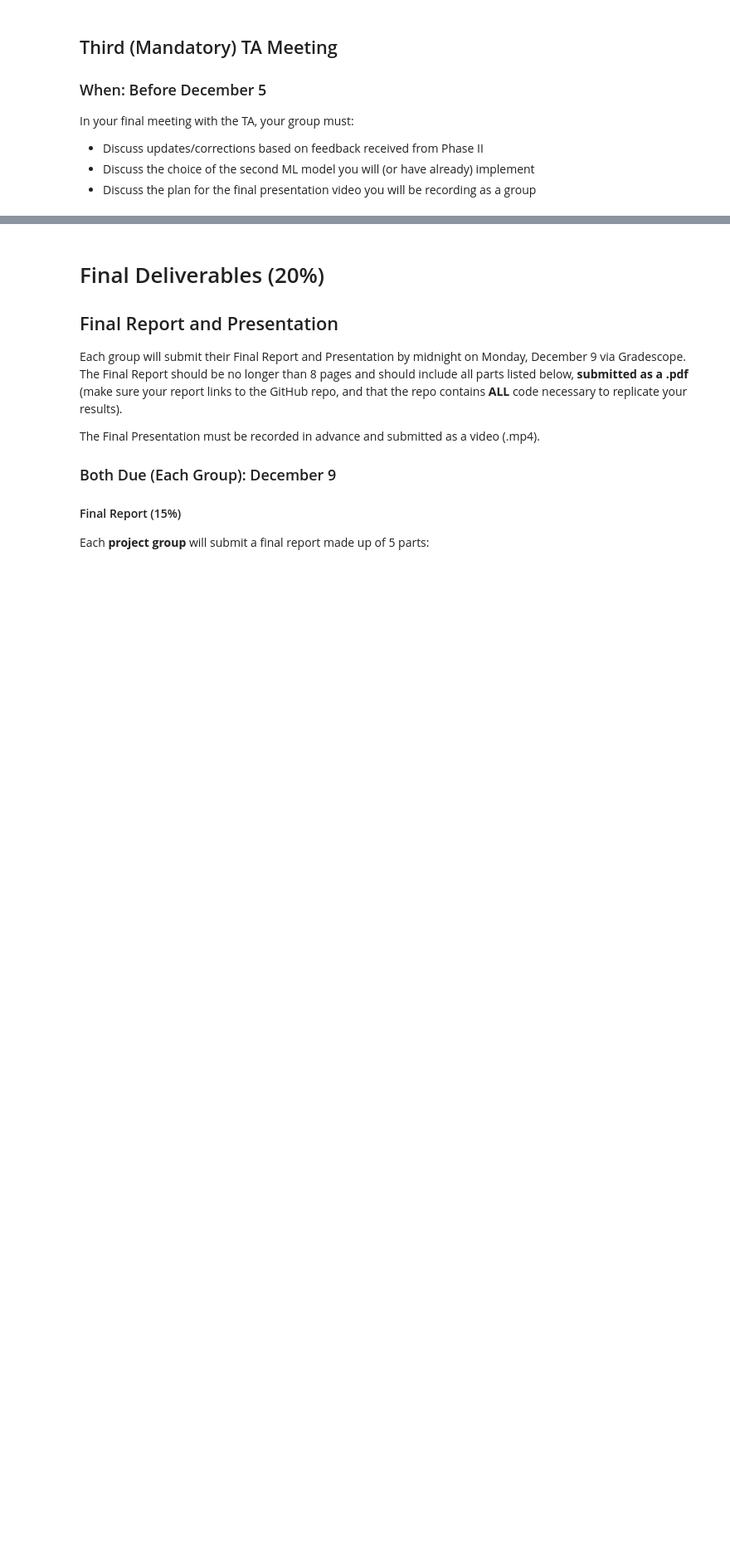
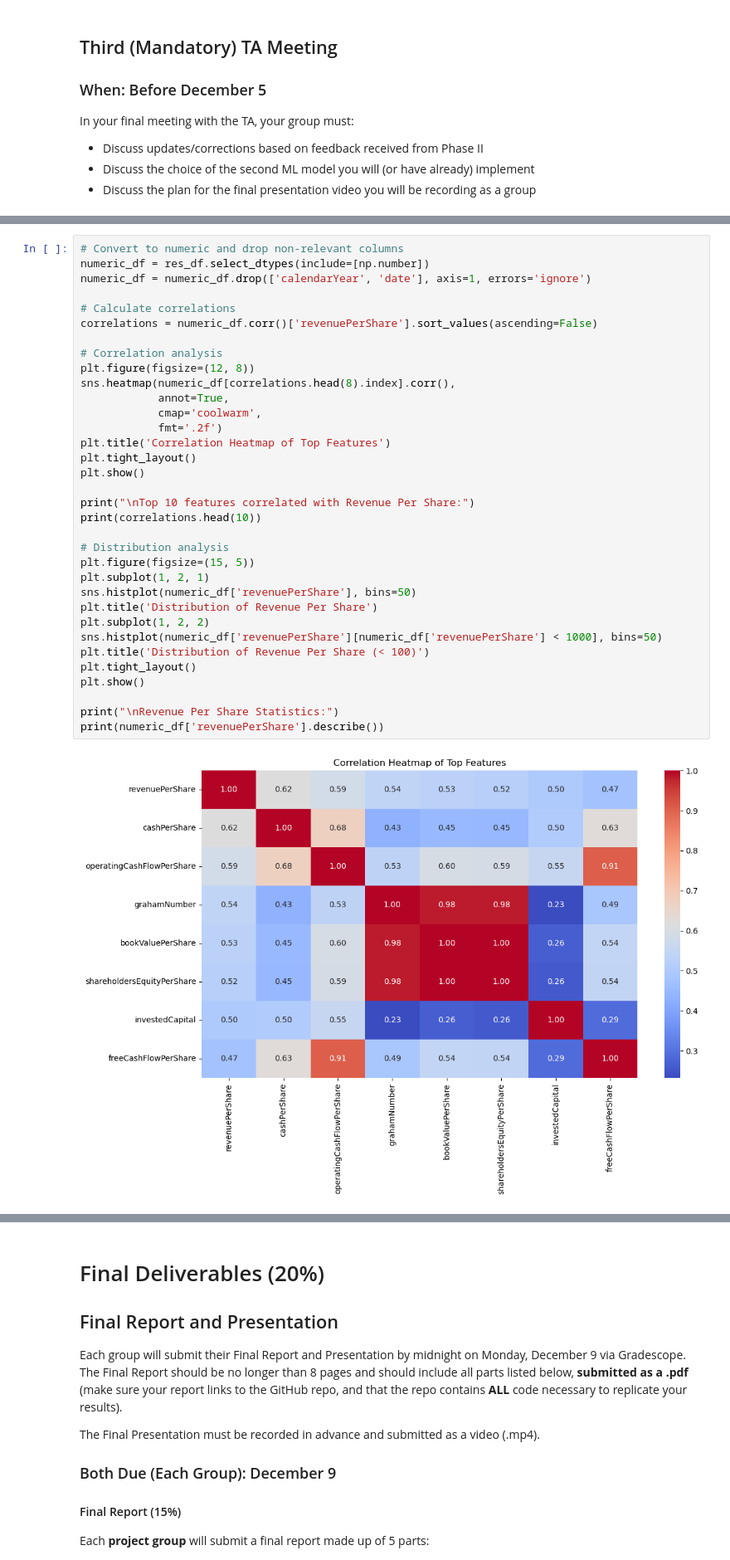
Before and after one commit to broken111/DS3000Project, a Jupyter notebook: ProjectGuidelines_Phase3.ipynb, the cells around one changed output, grey strips where cells are left out. Shown at 83% size. Drawn from its saved outputs; the diff is of its cells as text; blank space fills up the shorter version.

```diff
--- a/ProjectGuidelines_Phase3.ipynb
+++ b/ProjectGuidelines_Phase3.ipynb
@@ -423,0 +540,36 @@ In your final meeting with the TA, your group must:
+# %%
+# Convert to numeric and drop non-relevant columns
+numeric_df = res_df.select_dtypes(include=[np.number])
+numeric_df = numeric_df.drop(['calendarYear', 'date'], axis=1, errors='ignore')
+
+# Calculate correlations
+correlations = numeric_df.corr()['revenuePerShare'].sort_values(ascending=False)
+
+# Correlation analysis
+plt.figure(figsize=(12, 8))
+sns.heatmap(numeric_df[correlations.head(8).index].corr(),
+            annot=True,
+            cmap='coolwarm',
+            fmt='.2f')
+plt.title('Correlation Heatmap of Top Features')
+plt.tight_layout()
+plt.show()
+
+print("\nTop 10 features correlated with Revenue Per Share:")
+print(correlations.head(10))
+
+# Distribution analysis
+plt.figure(figsize=(15, 5))
+plt.subplot(1, 2, 1)
+sns.histplot(numeric_df['revenuePerShare'], bins=50)
+plt.title('Distribution of Revenue Per Share')
+plt.subplot(1, 2, 2)
+sns.histplot(numeric_df['revenuePerShare'][numeric_df['revenuePerShare'] < 1000], bins=50)
+plt.title('Distribution of Revenue Per Share (< 100)')
+plt.tight_layout()
+plt.show()
+
+print("\nRevenue Per Share Statistics:")
+print(numeric_df['revenuePerShare'].describe())
+# %% [output]
+[figure, added]
```
Also changed, not shown: parts of 20 cells of this notebook, 1 other file.
